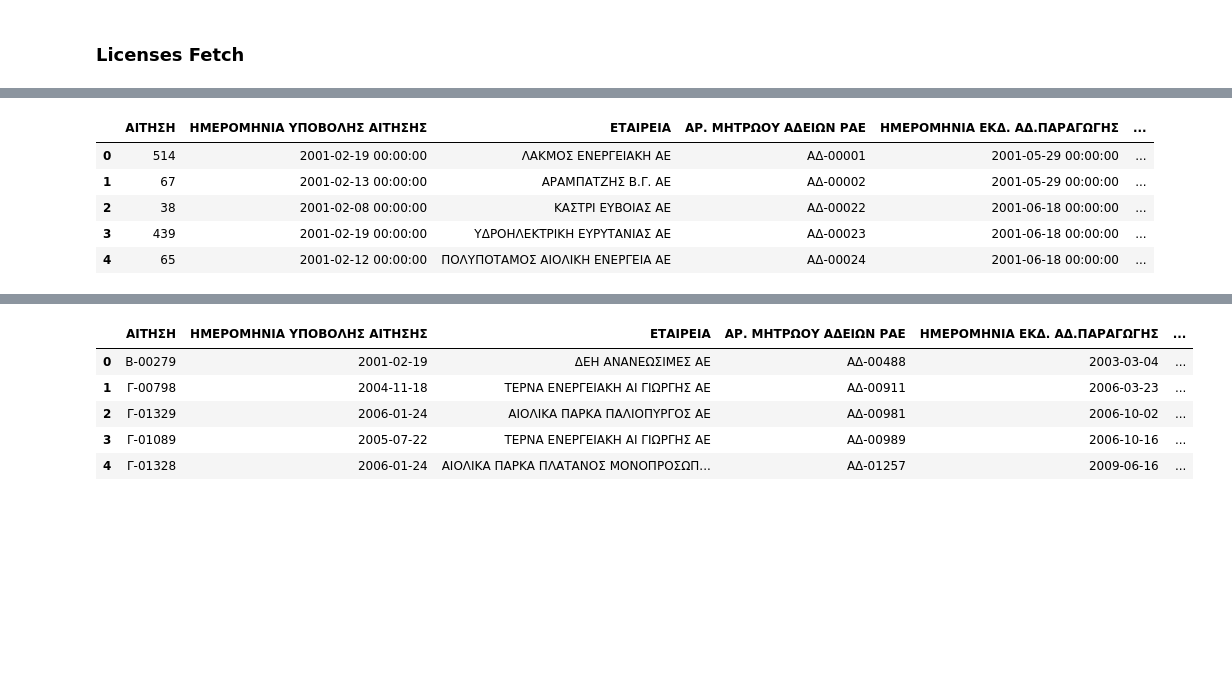
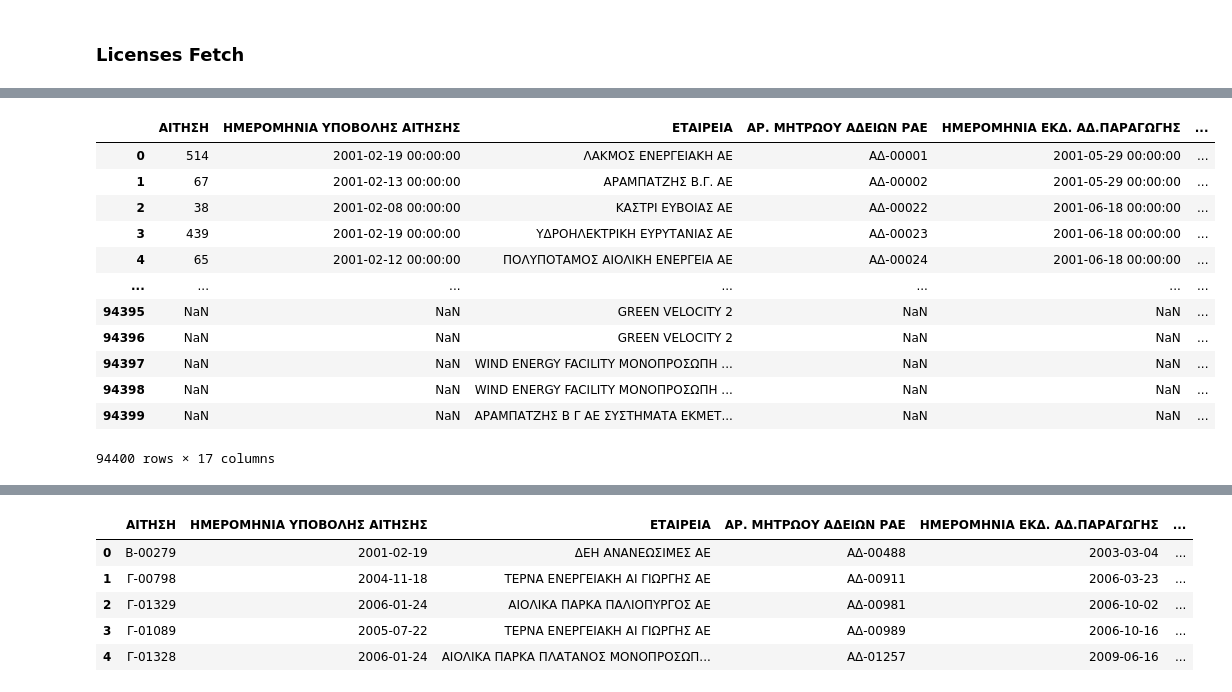
Before and after one commit to Mamxlam/RAE_Forecasting, a Jupyter notebook: src/notebooks/RAE_Forecasting_v2.ipynb, the cells around one changed output, grey strips where cells are left out. Saved outputs shown, nothing was run; the diff lists cells and outputs as text; code cells hidden in the pictures; blank space fills up the shorter version.

```diff
--- a/src/notebooks/RAE_Forecasting_v2.ipynb
+++ b/src/notebooks/RAE_Forecasting_v2.ipynb
@@ -448,14 +536,21 @@ Number of columns detected in 0 : 14
 # %%
 orig_licenses_df = licenses_df.copy()
 # %%
-licenses_df.head()
+licenses_df
 # %% [output]
 |  | ΑΙΤΗΣΗ | ΗΜΕΡΟΜΗΝΙΑ ΥΠΟΒΟΛΗΣ ΑΙΤΗΣΗΣ | ΕΤΑΙΡΕΙΑ | ΑΡ. ΜΗΤΡΩΟΥ ΑΔΕΙΩΝ ΡΑΕ | ΗΜΕΡΟΜΗΝΙΑ ΕΚΔ. ΑΔ.ΠΑΡΑΓΩΓΗΣ | ... |
 | 0 | 514 | 2001-02-19 00:00:00 | ΛΑΚΜΟΣ ΕΝΕΡΓΕΙΑΚΗ ΑΕ | ΑΔ-00001 | 2001-05-29 00:00:00 | ... |
 | 1 | 67 | 2001-02-13 00:00:00 | ΑΡΑΜΠΑΤΖΗΣ Β.Γ. ΑΕ | ΑΔ-00002 | 2001-05-29 00:00:00 | ... |
 | 2 | 38 | 2001-02-08 00:00:00 | ΚΑΣΤΡΙ ΕΥΒΟΙΑΣ ΑΕ | ΑΔ-00022 | 2001-06-18 00:00:00 | ... |
 | 3 | 439 | 2001-02-19 00:00:00 | ΥΔΡΟΗΛΕΚΤΡΙΚΗ ΕΥΡΥΤΑΝΙΑΣ ΑΕ | ΑΔ-00023 | 2001-06-18 00:00:00 | ... |
 | 4 | 65 | 2001-02-12 00:00:00 | ΠΟΛΥΠΟΤΑΜΟΣ ΑΙΟΛΙΚΗ ΕΝΕΡΓΕΙΑ ΑΕ | ΑΔ-00024 | 2001-06-18 00:00:00 | ... |
+| ... | ... | ... | ... | ... | ... | ... |
+| 94395 | NaN | NaN | GREEN VELOCITY 2 | NaN | NaN | ... |
+| 94396 | NaN | NaN | GREEN VELOCITY 2 | NaN | NaN | ... |
+| 94397 | NaN | NaN | WIND ENERGY FACILITY ΜΟΝΟΠΡΟΣΩΠΗ ... | NaN | NaN | ... |
+| 94398 | NaN | NaN | WIND ENERGY FACILITY ΜΟΝΟΠΡΟΣΩΠΗ ... | NaN | NaN | ... |
+| 94399 | NaN | NaN | ΑΡΑΜΠΑΤΖΗΣ Β Γ ΑΕ ΣΥΣΤΗΜΑΤΑ ΕΚΜΕΤ... | NaN | NaN | ... |
+94400 rows × 17 columns
 # %%
 licenses_df = fillna_column(licenses_df, 'ΑΡ. ΜΗΤΡΩΟΥ ΑΔΕΙΩΝ ΡΑΕ', 'AΡΙΘΜΟΣ ΜΗΤΡΩΟΥ ΑΔΕΙΩΝ')
 licenses_df = fillna_column(licenses_df, 'ΗΜΕΡΟΜΗΝΙΑ ΕΚΔ. ΑΔ.ΠΑΡΑΓΩΓΗΣ', 'ΗΜΕΡ/ΝΙΑ ΕΚΔ. ΑΔ. ΠΑΡΑΓΩΓΗΣ')
```
Also changed, not shown: parts of 33 cells of this notebook.
